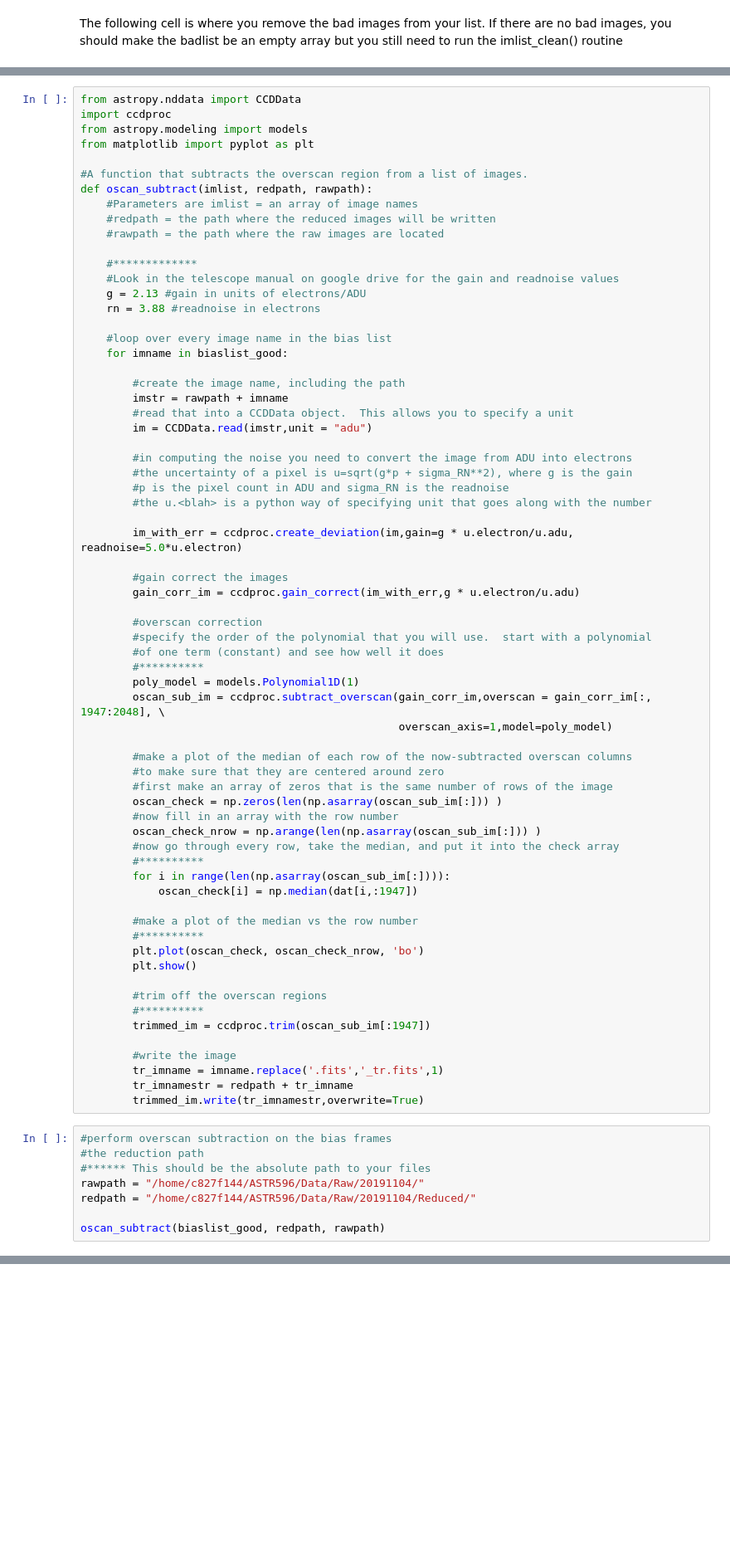
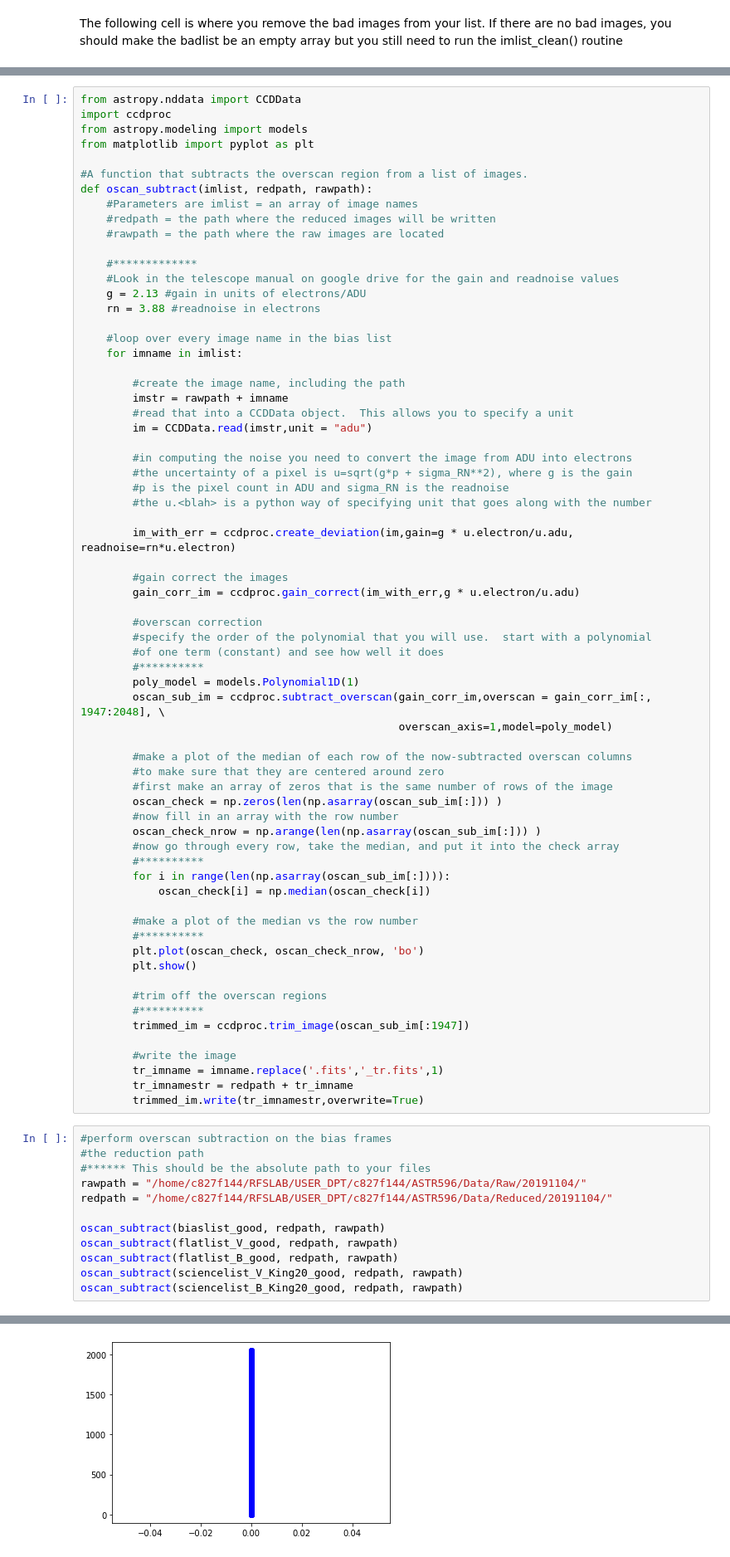
Before and after one commit to czfloyd/ASTR596_ObsProject, a Jupyter notebook: reduction_part1_student.ipynb, the cells around one changed output, grey strips where cells are left out. Shown: that part at 83% size. Cells and saved outputs as stored; diff of their text form; blank space fills up the shorter version.

```diff
--- a/reduction_part1_student.ipynb
+++ b/reduction_part1_student.ipynb
@@ -203,7 +214,7 @@ def oscan_subtract(imlist, redpath, rawpath):
     rn = 3.88 #readnoise in electrons
 
     #loop over every image name in the bias list
-    for imname in biaslist_good:
+    for imname in imlist:
 
         #create the image name, including the path
         imstr = rawpath + imname
@@ -215,7 +226,7 @@ def oscan_subtract(imlist, redpath, rawpath):
         #p is the pixel count in ADU and sigma_RN is the readnoise
         #the u.<blah> is a python way of specifying unit that goes along with the number
 
-        im_with_err = ccdproc.create_deviation(im,gain=g * u.electron/u.adu, readnoise=5.0*u.electron)
+        im_with_err = ccdproc.create_deviation(im,gain=g * u.electron/u.adu, readnoise=rn*u.electron)
 
         #gain correct the images
         gain_corr_im = ccdproc.gain_correct(im_with_err,g * u.electron/u.adu)
@@ -237,7 +248,7 @@ def oscan_subtract(imlist, redpath, rawpath):
         #now go through every row, take the median, and put it into the check array
         #**********
         for i in range(len(np.asarray(oscan_sub_im[:]))):
-            oscan_check[i] = np.median(dat[i,:1947])
+            oscan_check[i] = np.median(oscan_check[i])
 
         #make a plot of the median vs the row number
         #**********
@@ -246,7 +257,7 @@ def oscan_subtract(imlist, redpath, rawpath):
 
         #trim off the overscan regions
         #**********
-        trimmed_im = ccdproc.trim(oscan_sub_im[:1947])
+        trimmed_im = ccdproc.trim_image(oscan_sub_im[:1947])
 
         #write the image
         tr_imname = imname.replace('.fits','_tr.fits',1)
@@ -256,7 +267,12 @@ def oscan_subtract(imlist, redpath, rawpath):
 #perform overscan subtraction on the bias frames
 #the reduction path
 #****** This should be the absolute path to your files
-rawpath = "/home/c827f144/ASTR596/Data/Raw/20191104/"
-redpath = "/home/c827f144/ASTR596/Data/Raw/20191104/Reduced/"
+rawpath = "/home/c827f144/RFSLAB/USER_DPT/c827f144/ASTR596/Data/Raw/20191104/"
+redpath = "/home/c827f144/RFSLAB/USER_DPT/c827f144/ASTR596/Data/Reduced/20191104/"
 
 oscan_subtract(biaslist_good, redpath, rawpath)
+oscan_subtract(flatlist_V_good, redpath, rawpath)
+oscan_subtract(flatlist_B_good, redpath, rawpath)
+oscan_subtract(sciencelist_V_King20_good, redpath, rawpath)
+oscan_subtract(sciencelist_B_King20_good, redpath, rawpath)
+# %% [output]
@@ -262,0 +280 @@ oscan_subtract(biaslist_good, redpath, rawpath)
+[figure, added]
```
Also changed, not shown: parts of 2 cells of this notebook.
